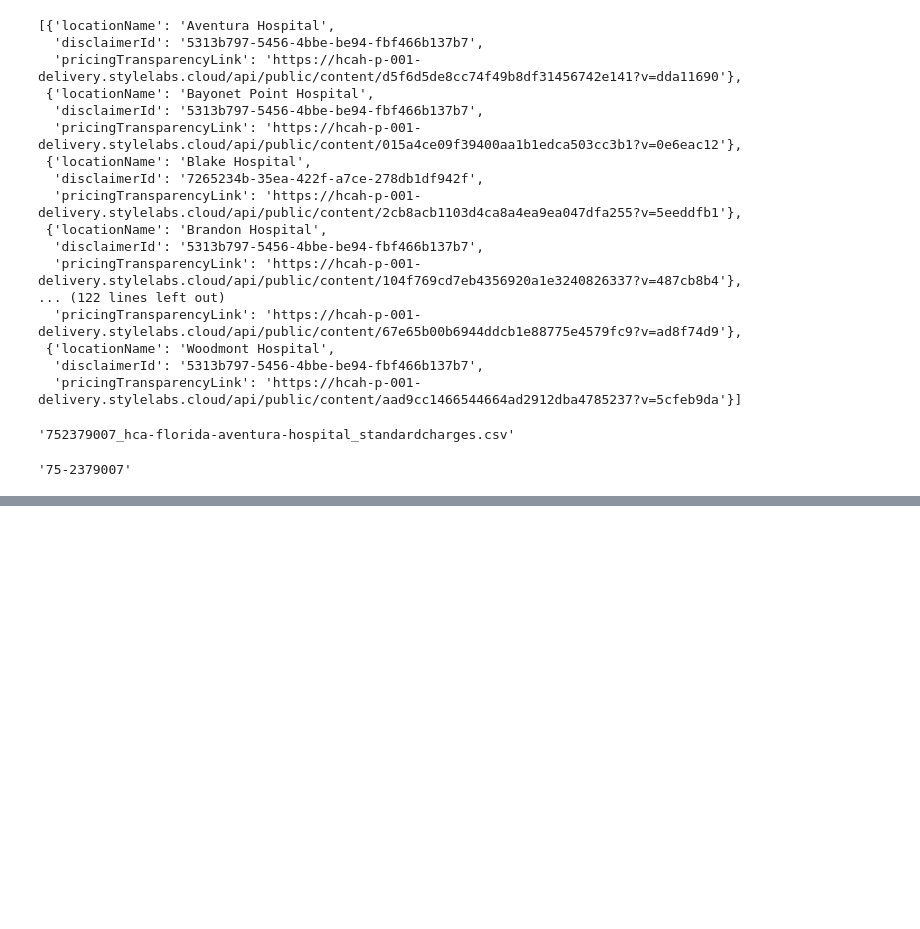
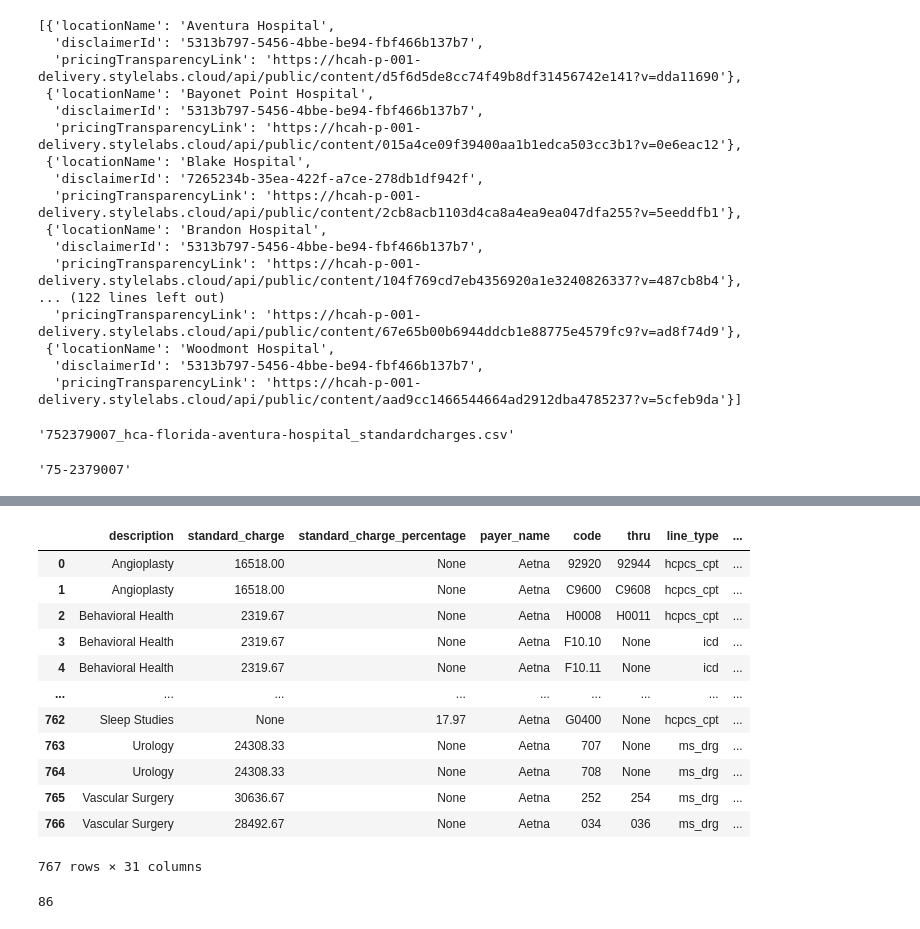
Before and after one commit to rl1987/dolthub-bounty-transparency-in-pricing, a Jupyter notebook: HCA.ipynb, the cells around one changed output, grey strips where cells are left out. Drawn from its saved outputs; the diff is of its cells as text; code cells hidden in the pictures; blank space fills up the shorter version.

Commit message:
Some more work on HCA data

```diff
--- a/HCA.ipynb
+++ b/HCA.ipynb
@@ -121,0 +289,6 @@ CompletedProcess(args=['wget', '--no-clobber', 'https://hcah-p-001-delivery.styl
+# %%
+payer_chunk = payer_chunk[starts_at:]
+df2 = pd.read_csv(StringIO(payer_chunk))
+# %%
+df2.loc[df2['Coding'].isnull(), 'Coding'] = None
+df2.to_dict('records')[:2]
@@ -121,0 +492,29 @@ CompletedProcess(args=['wget', '--no-clobber', 'https://hcah-p-001-delivery.styl
+# %%
+out_rows = []
+
+for in_row in df2.to_dict('records'):
+    for out_row in transform_payer_row(in_row, payer_name):
+        out_rows.append(out_row)
+
+df_tmp = pd.DataFrame(out_rows)
+fill_null_fields(df_tmp)
+
+df_tmp.loc[df_tmp['line_type'] == 'hcpcs_cpt', 'hcpcs_cpt'] = df_tmp[df_tmp['line_type'] == 'hcpcs_cpt']['code']
+df_tmp.loc[df_tmp['line_type'] == 'ms_drg', 'ms_drg'] = df_tmp[df_tmp['line_type'] == 'ms_drg']['code']
+df_tmp.loc[df_tmp['line_type'] == 'icd', 'icd'] = df_tmp[df_tmp['line_type'] == 'icd']['code']
+
+df_tmp
+# %% [output]
+|  | description | standard_charge | standard_charge_percentage | payer_name | code | thru | line_type | ... |
+| 0 | Angioplasty | 16518.00 | None | Aetna | 92920 | 92944 | hcpcs_cpt | ... |
+| 1 | Angioplasty | 16518.00 | None | Aetna | C9600 | C9608 | hcpcs_cpt | ... |
+| 2 | Behavioral Health | 2319.67 | None | Aetna | H0008 | H0011 | hcpcs_cpt | ... |
+| 3 | Behavioral Health | 2319.67 | None | Aetna | F10.10 | None | icd | ... |
+| 4 | Behavioral Health | 2319.67 | None | Aetna | F10.11 | None | icd | ... |
+| ... | ... | ... | ... | ... | ... | ... | ... | ... |
+| 762 | Sleep Studies | None | 17.97 | Aetna | G0400 | None | hcpcs_cpt | ... |
+| 763 | Urology | 24308.33 | None | Aetna | 707 | None | ms_drg | ... |
+| 764 | Urology | 24308.33 | None | Aetna | 708 | None | ms_drg | ... |
+| 765 | Vascular Surgery | 30636.67 | None | Aetna | 252 | 254 | ms_drg | ... |
+| 766 | Vascular Surgery | 28492.67 | None | Aetna | 034 | 036 | ms_drg | ... |
+767 rows × 31 columns
@@ -121,0 +523,29 @@ CompletedProcess(args=['wget', '--no-clobber', 'https://hcah-p-001-delivery.styl
+# %%
+for payer_chunk in chunks[1:-1]:
+    starts_at = payer_chunk.index('\n') + 1
+    payer_name = payer_chunk[:starts_at].strip()
+    payer_chunk = payer_chunk[starts_at:]
+    df2 = pd.read_csv(StringIO(payer_chunk))
+    df2.loc[df2['Coding'].isnull(), 'Coding'] = None
+    out_rows = []
+
+    for in_row in df2.to_dict('records'):
+        try:
+            for out_row in transform_payer_row(in_row, payer_name):
+                out_rows.append(out_row)
+        except Exception as e:
+            print(e)
+            print(in_row)
+
+    df_tmp = pd.DataFrame(out_rows)
+    fill_null_fields(df_tmp)
+
+    df_tmp.loc[df_tmp['line_type'] == 'hcpcs_cpt', 'hcpcs_cpt'] = df_tmp[df_tmp['line_type'] == 'hcpcs_cpt']['code']
+    df_tmp.loc[df_tmp['line_type'] == 'ms_drg', 'ms_drg'] = df_tmp[df_tmp['line_type'] == 'ms_drg']['code']
+    df_tmp.loc[df_tmp['line_type'] == 'icd', 'icd'] = df_tmp[df_tmp['line_type'] == 'icd']['code']
+
+    output_dfs.append(pd.DataFrame(df_tmp[TARGET_COLUMNS]))
+
+len(output_dfs)
+# %% [output]
+86
```
Also changed, not shown: parts of 22 cells of this notebook.
